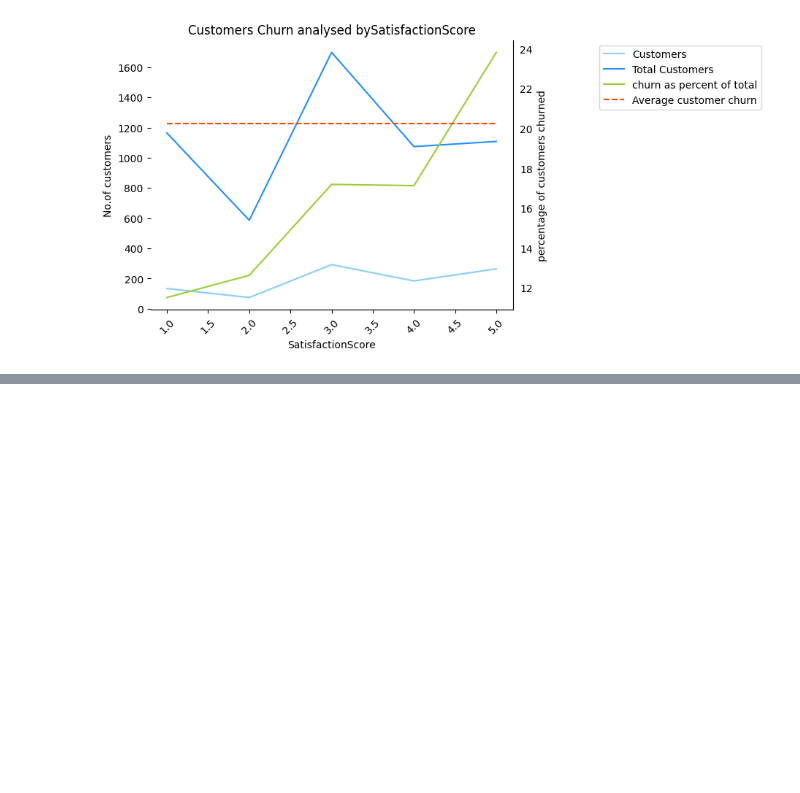
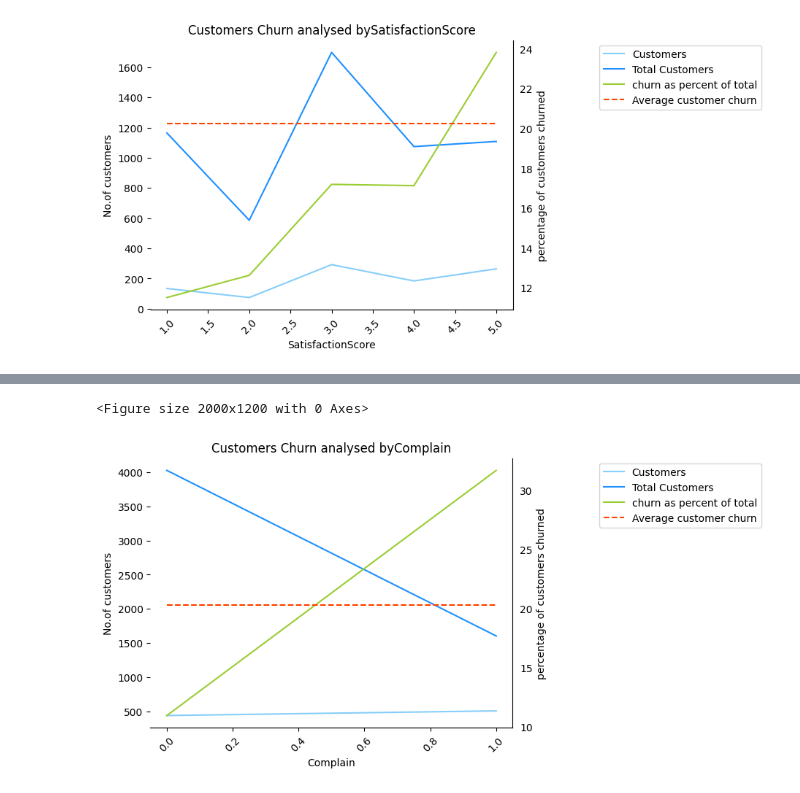
Before and after one commit to Suryasadasivam/e_commerce_customer_churn, a Jupyter notebook: Customer_chrun.ipynb, the cells around one changed output, grey strips where cells are left out. Cells and saved outputs as stored; diff of their text form; code cells hidden in the pictures; blank space fills up the shorter version.

```diff
--- a/Customer_chrun.ipynb
+++ b/Customer_chrun.ipynb
@@ -489,0 +500,5 @@ analysis_chart('SatisfactionScore')
+# %%
+analysis_chart('Complain')
+# %% [output]
+<Figure size 2000x1200 with 0 Axes>
+[figure, added]
```
Also changed, not shown: parts of 4 cells of this notebook.
